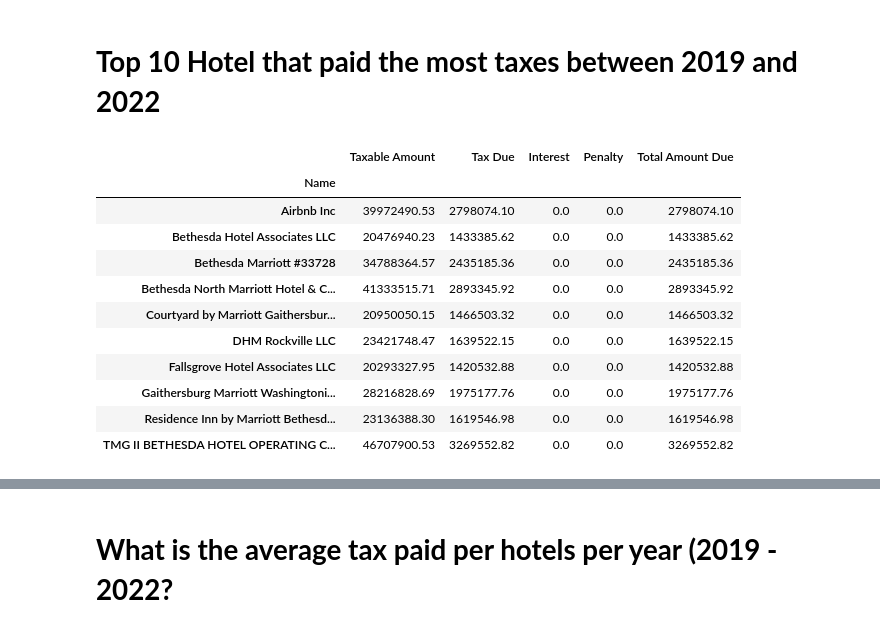
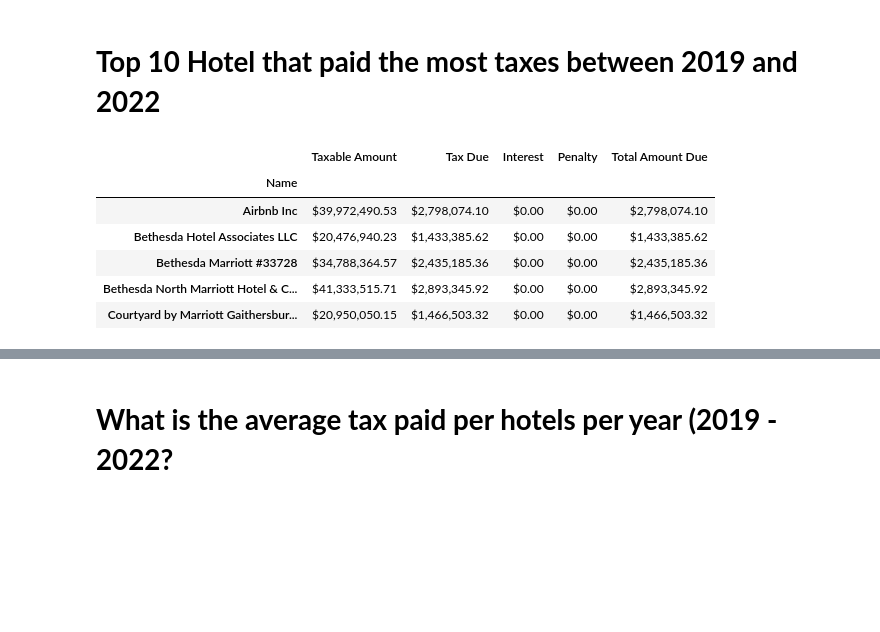
Before and after one commit to dlachaud/Data201, a Jupyter notebook: HotelTax.ipynb, the cells around one changed output, grey strips where cells are left out. Drawn from its saved outputs; the diff is of its cells as text; code cells hidden in the pictures; blank space fills up the shorter version.

```diff
--- a/HotelTax.ipynb
+++ b/HotelTax.ipynb
@@ -193,7 +192,11 @@ df2.describe(include='all')
 dfsum = df2.groupby('Name').sum()
 removcol0= ['Month','Quarter','Year']
 dfsum= dfsum.drop(columns=removcol0)
-dfsum.head(15)
+#dfsum.style.format('${0:,.0f}')
+pd.options.display.float_format = '{:,.2f}'.format
+format_dict = {col_name: '${:,.2f}' for col_name in dfsum.select_dtypes(float).columns}
+dfsum.head().style.format(format_dict)
+#dfsum.head(15)
 # %% [output]
 |  | Taxable Amount | Tax Due | Interest | Penalty | Total Amount Due |
 | Name |  |  |  |  |  |
@@ -281,21 +274,18 @@ print(dfsumdataframe[dfsumdataframe.duplicated(subset=['Name'],keep=False)])
 # %%
 df10 = dfsum.nlargest(10, ['Total Amount Due']).groupby('Name').sum()
 #removcol0= ['Month','Quarter','Year']
 #df10= df10.drop(columns=removcol0)
-df10.head(10)
+format_dict = {col_name: '${:,.2f}' for col_name in df10.select_dtypes(float).columns}
+df10.head().style.format(format_dict)
+#df10.head(10)
 # %% [output]
 |  | Taxable Amount | Tax Due | Interest | Penalty | Total Amount Due |
 | Name |  |  |  |  |  |
-| Airbnb Inc | 39972490.53 | 2798074.10 | 0.0 | 0.0 | 2798074.10 |
-| Bethesda Hotel Associates LLC | 20476940.23 | 1433385.62 | 0.0 | 0.0 | 1433385.62 |
-| Bethesda Marriott #33728 | 34788364.57 | 2435185.36 | 0.0 | 0.0 | 2435185.36 |
-| Bethesda North Marriott Hotel & C... | 41333515.71 | 2893345.92 | 0.0 | 0.0 | 2893345.92 |
-| Courtyard by Marriott Gaithersbur... | 20950050.15 | 1466503.32 | 0.0 | 0.0 | 1466503.32 |
-| DHM Rockville LLC | 23421748.47 | 1639522.15 | 0.0 | 0.0 | 1639522.15 |
-| Fallsgrove Hotel Associates LLC | 20293327.95 | 1420532.88 | 0.0 | 0.0 | 1420532.88 |
-| Gaithersburg Marriott Washingtoni... | 28216828.69 | 1975177.76 | 0.0 | 0.0 | 1975177.76 |
-| Residence Inn by Marriott Bethesd... | 23136388.30 | 1619546.98 | 0.0 | 0.0 | 1619546.98 |
-| TMG II BETHESDA HOTEL OPERATING C... | 46707900.53 | 3269552.82 | 0.0 | 0.0 | 3269552.82 |
+| Airbnb Inc | $39,972,490.53 | $2,798,074.10 | $0.00 | $0.00 | $2,798,074.10 |
+| Bethesda Hotel Associates LLC | $20,476,940.23 | $1,433,385.62 | $0.00 | $0.00 | $1,433,385.62 |
+| Bethesda Marriott #33728 | $34,788,364.57 | $2,435,185.36 | $0.00 | $0.00 | $2,435,185.36 |
+| Bethesda North Marriott Hotel & C... | $41,333,515.71 | $2,893,345.92 | $0.00 | $0.00 | $2,893,345.92 |
+| Courtyard by Marriott Gaithersbur... | $20,950,050.15 | $1,466,503.32 | $0.00 | $0.00 | $1,466,503.32 |
 # %%
 #df.loc[df['Year'] =='2022'].groupby('Name').sum().sort_values(by=['Total Amount Due']).head(10).plot(kind="bar")
 removcol= ['Taxable Amount', 'Tax Due', 'Interest', 'Penalty']
```
Also changed, not shown: parts of 22 cells of this notebook.
